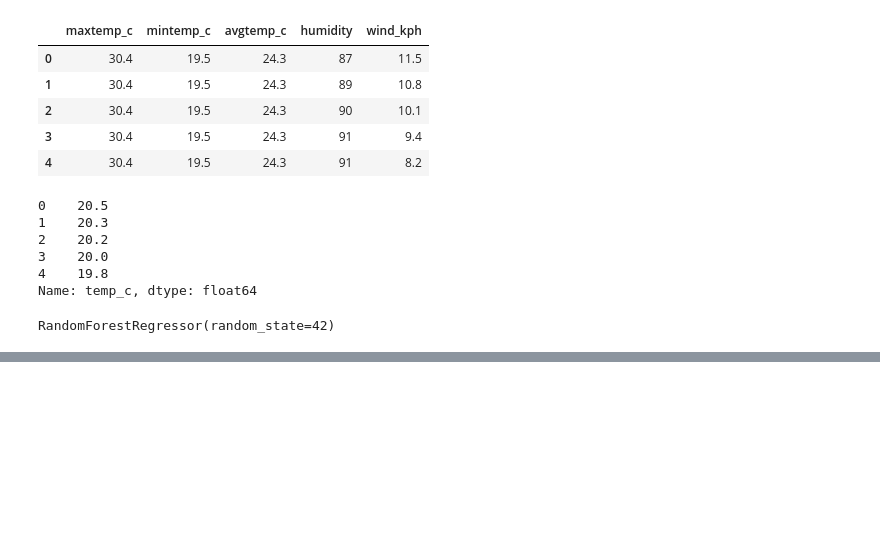
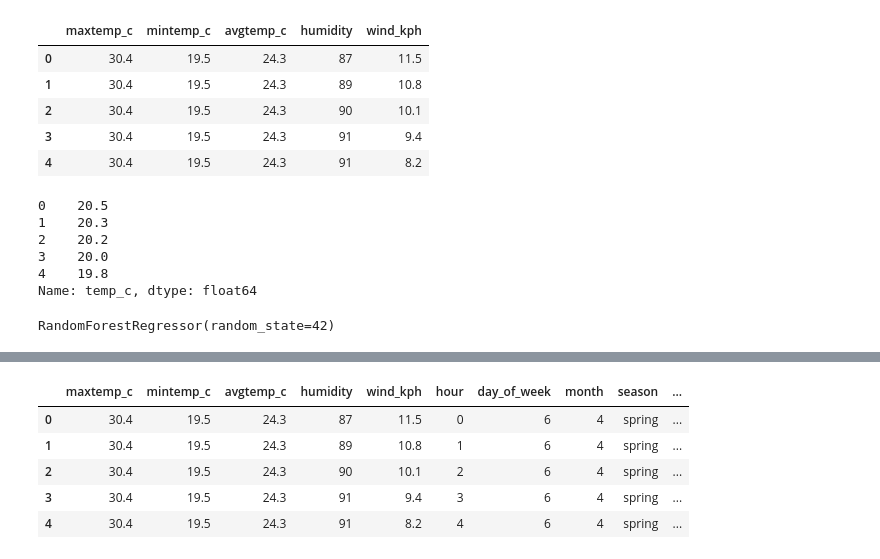
Before and after one commit to dkon911/weather_streamming, a Jupyter notebook: notebook/ML_demo.ipynb, the cells around one changed output, grey strips where cells are left out. Cells and saved outputs as stored; diff of their text form; code cells hidden in the pictures; blank space fills up the shorter version.

```diff
--- a/notebook/ML_demo.ipynb
+++ b/notebook/ML_demo.ipynb
@@ -111,0 +129,12 @@ rf_model = RandomForestRegressor(random_state=42)
+# %%
+def assign_season(month):
+    if month in [12, 1, 2]:
+        return 'winter'
+    elif month in [3, 4, 5]:
+        return 'spring'
+    elif month in [6, 7, 8]:
+        return 'summer'
+    else:
+        return 'autumn'
+
+data['season'] = data['month'].apply(assign_season)
@@ -111,0 +151,7 @@ rf_model = RandomForestRegressor(random_state=42)
+# %%
+data['temp_c_lag_1'] = data['temp_c'].shift(1)
+data['humidity_lag_1'] = data['humidity'].shift(1)
+data['wind_kph_lag_1'] = data['wind_kph'].shift(1)
+data['precip_in_lag_1'] = data['precip_in'].shift(1)
+data['pressure_mb_lag_1'] = data['pressure_mb'].shift(1)
+data.head(5)
@@ -111,0 +166,17 @@ rf_model = RandomForestRegressor(random_state=42)
+# %%
+data.bfill(inplace=True)
+# %%
+features = data[['maxtemp_c', 'mintemp_c', 'avgtemp_c', 'humidity', 'wind_kph',
+                 'hour', 'day_of_week', 'month', 'season',  # BY TIME series
+                 'temp_c_lag_1',
+                 'humidity_lag_1', 'wind_kph_lag_1', 'precip_in_lag_1', 'pressure_mb_lag_1',
+                 'lat', 'lon']]                            # BY Geographical
+# %%
+features.head()
+# %% [output]
+|  | maxtemp_c | mintemp_c | avgtemp_c | humidity | wind_kph | hour | day_of_week | month | season | ... |
+| 0 | 30.4 | 19.5 | 24.3 | 87 | 11.5 | 0 | 6 | 4 | spring | ... |
+| 1 | 30.4 | 19.5 | 24.3 | 89 | 10.8 | 1 | 6 | 4 | spring | ... |
+| 2 | 30.4 | 19.5 | 24.3 | 90 | 10.1 | 2 | 6 | 4 | spring | ... |
+| 3 | 30.4 | 19.5 | 24.3 | 91 | 9.4 | 3 | 6 | 4 | spring | ... |
+| 4 | 30.4 | 19.5 | 24.3 | 91 | 8.2 | 4 | 6 | 4 | spring | ... |
```
Also changed, not shown: parts of 20 cells of this notebook.
